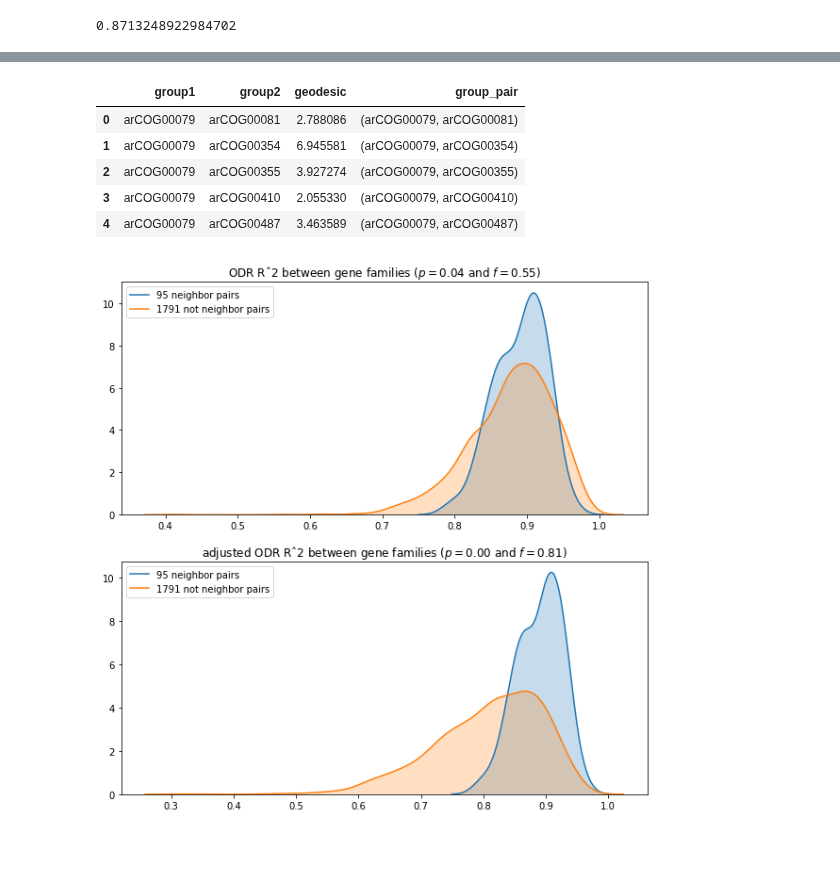
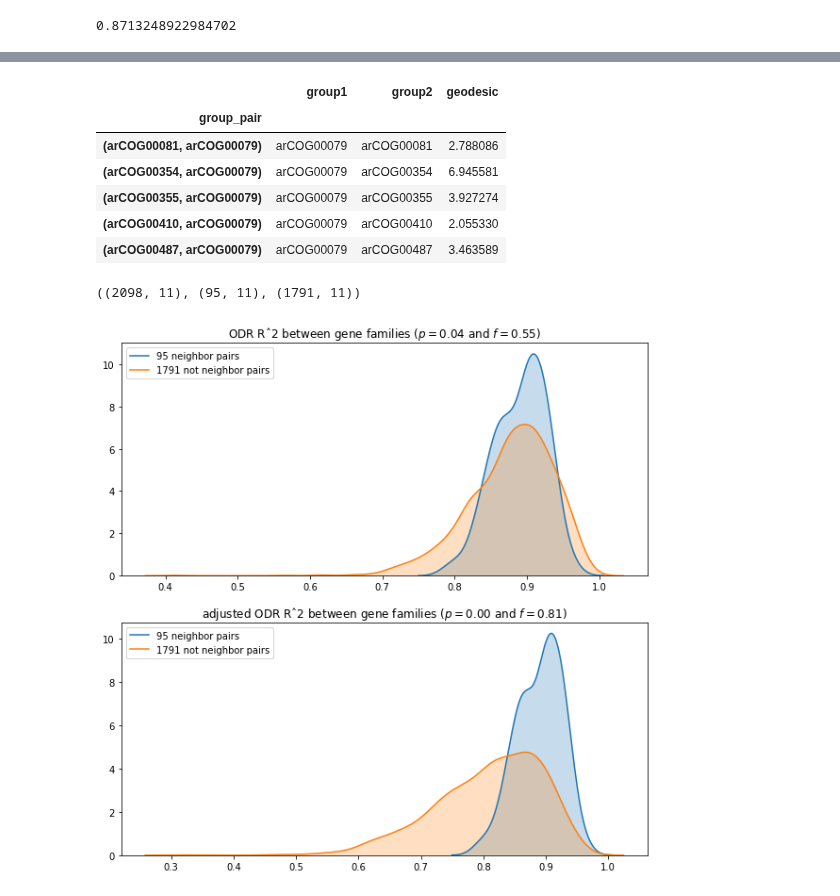
Before and after one commit to lthiberiol/jupyter_notebooks, a Jupyter notebook: gene family distances/eggNOG_compare_metrics.ipynb, the cells around one changed output, grey strips where cells are left out. Drawn from its saved outputs; the diff is of its cells as text; code cells hidden in the pictures; blank space fills up the shorter version.

```diff
--- a/gene family distances/eggNOG_compare_metrics.ipynb
+++ b/gene family distances/eggNOG_compare_metrics.ipynb
@@ -195,24 +201,26 @@ rf_df.head()
 # %%
 geo_matrix = pd.read_csv('geodesic_distances.csv', index_col=0)
 geo_matrix = geo_matrix.reindex(index  =group_ids,
                                 columns=group_ids)
 
 triu_indices        = np.triu_indices_from(geo_matrix, k=1)
 geo_df              = pd.DataFrame()
 geo_df['group1']    = geo_matrix.index[ triu_indices[0]]
 geo_df['group2']    = geo_matrix.index[ triu_indices[1]]
 geo_df['geodesic' ] = geo_matrix.values[triu_indices]
 
 geo_df['group_pair'] = geo_df[['group1', 'group2']].agg(frozenset, axis=1)
+geo_df.set_index('group_pair', inplace=True)
 
 geo_df.head()
 # %% [output]
-|  | group1 | group2 | geodesic | group_pair |
-| 0 | arCOG00079 | arCOG00081 | 2.788086 | (arCOG00079, arCOG00081) |
-| 1 | arCOG00079 | arCOG00354 | 6.945581 | (arCOG00079, arCOG00354) |
-| 2 | arCOG00079 | arCOG00355 | 3.927274 | (arCOG00079, arCOG00355) |
-| 3 | arCOG00079 | arCOG00410 | 2.055330 | (arCOG00079, arCOG00410) |
-| 4 | arCOG00079 | arCOG00487 | 3.463589 | (arCOG00079, arCOG00487) |
+|  | group1 | group2 | geodesic |
+| group_pair |  |  |  |
+| (arCOG00081, arCOG00079) | arCOG00079 | arCOG00081 | 2.788086 |
+| (arCOG00354, arCOG00079) | arCOG00079 | arCOG00354 | 6.945581 |
+| (arCOG00355, arCOG00079) | arCOG00079 | arCOG00355 | 3.927274 |
+| (arCOG00410, arCOG00079) | arCOG00079 | arCOG00410 | 2.055330 |
+| (arCOG00487, arCOG00079) | arCOG00079 | arCOG00487 | 3.463589 |
 # %%
 string = pd.read_parquet('duplications/few_duplications-string.parquet')
 
@@ -229,3 +235,7 @@ not_neighors = string.query('neighborhood <= 200')
 
 
 data_columns = ['Rsquared', 'coevol_metric', 'braycurtis']
+# %%
+string.shape, neighors.shape, not_neighors.shape
+# %% [output]
+((2098, 11), (95, 11), (1791, 11))
```
Also changed, not shown: parts of 9 cells of this notebook, 2 other files.
